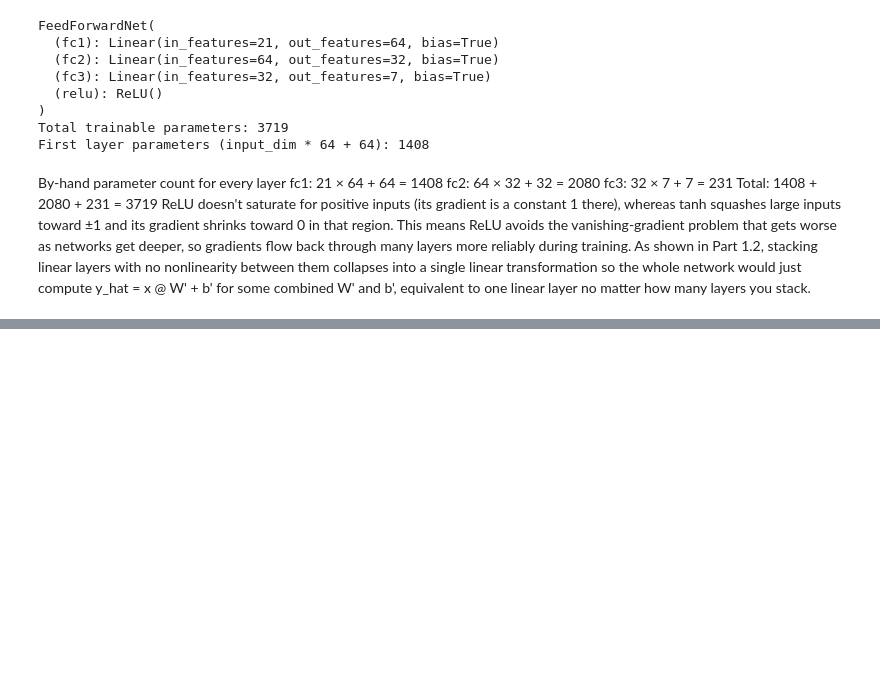
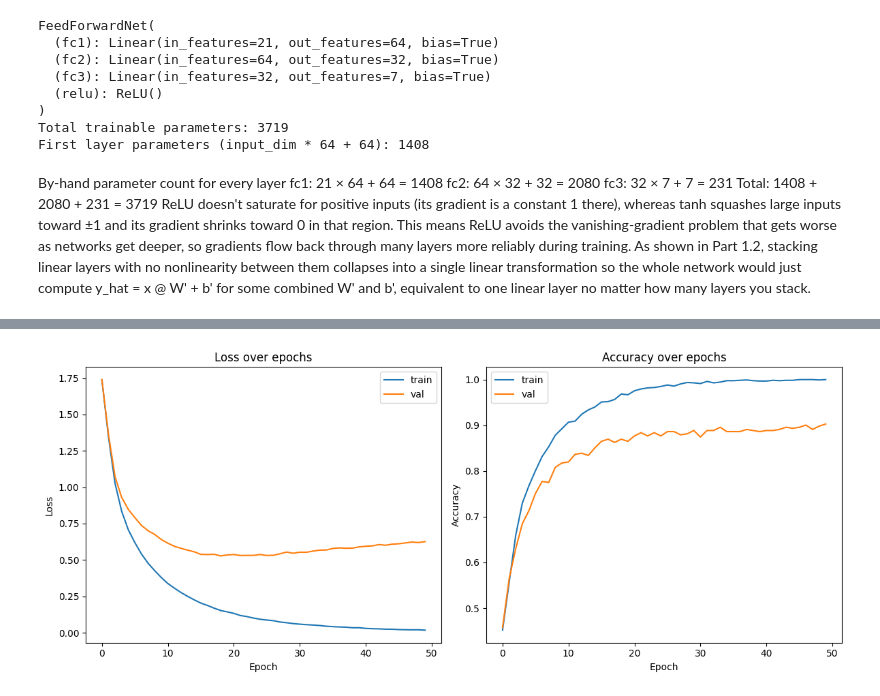
Before and after one commit to Vera-Dugah/Lab-3, a Jupyter notebook: lab_3.ipynb, the cells around one changed output, grey strips where cells are left out. Drawn from its saved outputs; the diff is of its cells as text; code cells hidden in the pictures; blank space fills up the shorter version.

```diff
--- a/lab_3.ipynb
+++ b/lab_3.ipynb
@@ -353,3 +353,80 @@ fc3: 32 × 7 + 7 = 231
 Total: 1408 + 2080 + 231 = 3719
 ReLU doesn't saturate for positive inputs (its gradient is a constant 1 there), whereas tanh squashes large inputs toward ±1 and its gradient shrinks toward 0 in that region. This means ReLU avoids the vanishing-gradient problem that gets worse as networks get deeper, so gradients flow back through many layers more reliably during training.
 As shown in Part 1.2, stacking linear layers with no nonlinearity between them collapses into a single linear transformation  so the whole network would just compute y_hat = x @ W' + b' for some combined W' and b', equivalent to one linear layer no matter how many layers you stack.
+# %%
+criterion = nn.CrossEntropyLoss()
+optimizer = torch.optim.Adam(model.parameters(), lr=1e-3)
+
+
+def evaluate(model, loader, criterion):
+    model.eval()
+    total_loss = 0.0
+    correct = 0
+    total = 0
+    with torch.no_grad():
+        for xb, yb in loader:
+            xb, yb = xb.to(DEVICE), yb.to(DEVICE)
+            logits = model(xb)
+            loss = criterion(logits, yb)
+            total_loss += loss.item() * xb.size(0)
+            preds = logits.argmax(dim=1)
+            correct += (preds == yb).sum().item()
+            total += xb.size(0)
+    return total_loss / total, correct / total
+
+
+n_epochs = 50
+
+train_losses, val_losses = [], []
+train_accs, val_accs = [], []
+best_val_acc = 0.0
+
+for epoch in range(n_epochs):
+    model.train()
+    for xb, yb in train_loader:
+        xb, yb = xb.to(DEVICE), yb.to(DEVICE)
+        optimizer.zero_grad()
+        logits = model(xb)
+        loss = criterion(logits, yb)
+        loss.backward()
+        optimizer.step()
+
+    train_loss, train_acc = evaluate(model, train_loader, criterion)
+    val_loss, val_acc = evaluate(model, val_loader, criterion)
+
+    train_losses.append(train_loss)
+    val_losses.append(val_loss)
+    train_accs.append(train_acc)
+    val_accs.append(val_acc)
+
+    print(
+        f"Epoch {epoch + 1:3d}/{n_epochs} | "
+        f"train_loss={train_loss:.4f} train_acc={train_acc:.4f} | "
+        f"val_loss={val_loss:.4f} val_acc={val_acc:.4f}"
+    )
+
+    if val_acc > best_val_acc:
+        best_val_acc = val_acc
+        torch.save(model.state_dict(), "ffn_best.pt")
+
+print(f"\nBest validation accuracy: {best_val_acc:.4f}")
+
+fig, axes = plt.subplots(1, 2, figsize=(12, 5))
+
+axes[0].plot(train_losses, label="train")
+axes[0].plot(val_losses, label="val")
+axes[0].set_xlabel("Epoch")
+axes[0].set_ylabel("Loss")
+axes[0].set_title("Loss over epochs")
+axes[0].legend()
+
+axes[1].plot(train_accs, label="train")
+axes[1].plot(val_accs, label="val")
+axes[1].set_xlabel("Epoch")
+axes[1].set_ylabel("Accuracy")
+axes[1].set_title("Accuracy over epochs")
+axes[1].legend()
+
+plt.tight_layout()
+plt.show()
+# %% [output]
@@ -355,0 +450 @@ As shown in Part 1.2, stacking linear layers with no nonlinearity between them c
+[figure, added]
```
Also changed, not shown: parts of 1 cell of this notebook.
